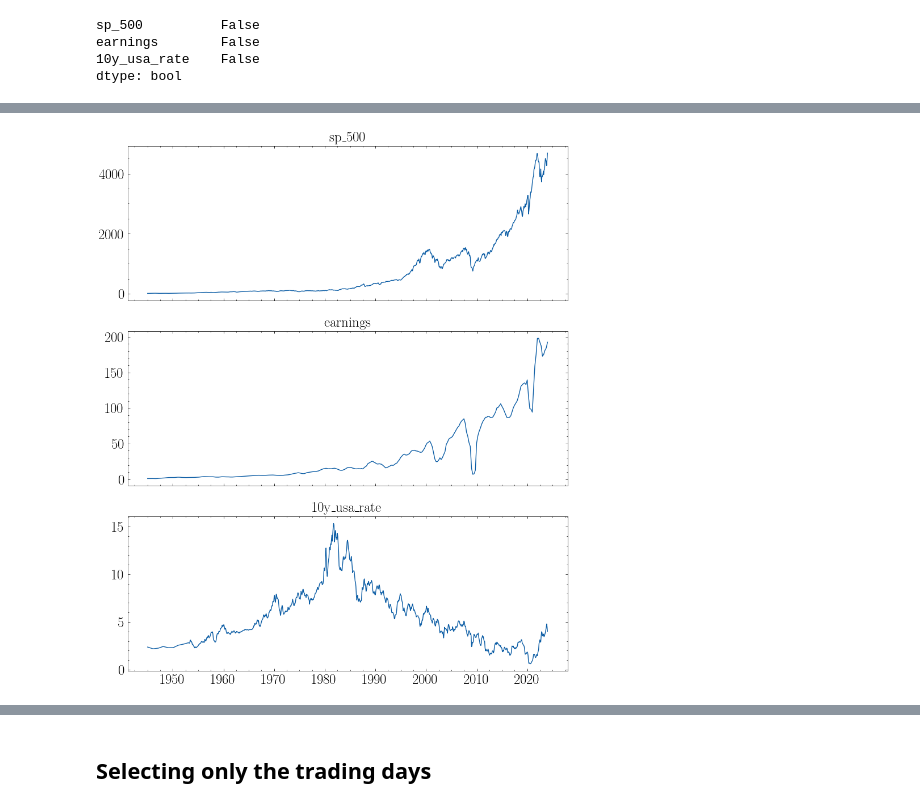
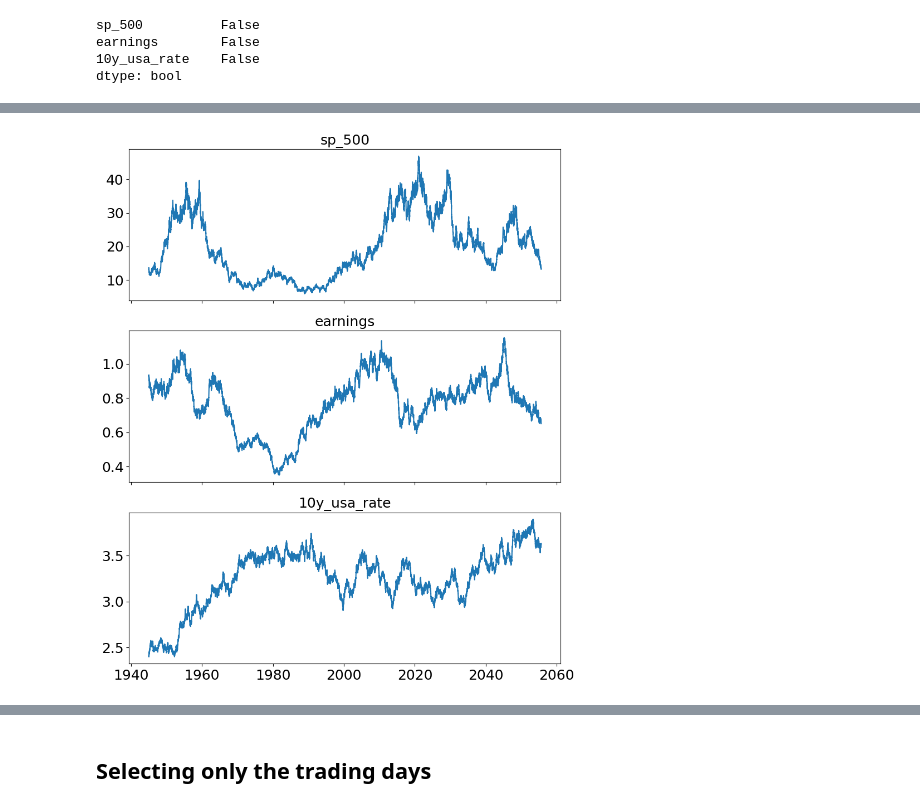
Before and after one commit to qaws211/stock-market-forecasting-thesis, a Jupyter notebook: Engle Granger/stock_market_forecasting_analysis.ipynb, the cells around one changed output, grey strips where cells are left out. Saved outputs shown, nothing was run; the diff lists cells and outputs as text; code cells hidden in the pictures.

```diff
--- a/Engle Granger/stock_market_forecasting_analysis.ipynb
+++ b/Engle Granger/stock_market_forecasting_analysis.ipynb
@@ -93,7 +100,0 @@ df_synthetic.head()
-# %%
-# File reading
-df=pd.read_excel('shiller_data.xlsx')
-
-# Setting Date as Index
-df.set_index('Date', inplace=True)
-df.head()
@@ -108,4 +100,0 @@ df.head()
-# %%
-#Dropping Dividends e CPI columns
-df=df.drop(['Dividends' ,'CPI'],axis=1)
-df.dropna()
@@ -127,5 +100,0 @@ df.dropna()
-# %%
-#Data selection (from 1945-01-31 onwards)
-first_date = '1944-12-31'
-df = df[df.index >= first_date]
-df.head()
@@ -140,2 +100,0 @@ df.head()
-# %%
-df.rename(columns={"S&P 500": "sp_500", "Earnings": "earnings","10Y Usa Rate": "10y_usa_rate"}, inplace=True)
@@ -161,20 +137,20 @@ df.describe()
 # %%
 # Plot of the time series in nominal value
-with plt.style.context('science'):
-    num_vars = len(df.columns)
-    fig, axes = plt.subplots(num_vars, 1, figsize=(10, 4 * num_vars), sharex=True)
 
-    for i, col in enumerate(df.columns):
-        axes[i].plot(df.index, df[col])
+num_vars = len(df.columns)
+fig, axes = plt.subplots(num_vars, 1, figsize=(10, 4 * num_vars), sharex=True)
 
-        # Imposta titolo e dimensione dei caratteri
-        axes[i].set_title(df[col].name, fontsize=18)
-        axes[i].tick_params(axis='both', labelsize=18)  # Dimensione dei caratteri degli assi
-        axes[i].grid(False)
-    #plt.savefig('grafici/serie_in_valore_nominale.svg', format='svg')
-    plt.show()
+for i, col in enumerate(df.columns):
+    axes[i].plot(df.index, df[col])
+
+    # Imposta titolo e dimensione dei caratteri
+    axes[i].set_title(df[col].name, fontsize=18)
+    axes[i].tick_params(axis='both', labelsize=18)  # Dimensione dei caratteri degli assi
+    axes[i].grid(False)
+#plt.savefig('grafici/serie_in_valore_nominale.svg', format='svg')
+plt.show()
 # %% [output]
-[figure, old version]
+[figure, new version]
 # %%
 # ADF test to check the stationarity of the time series in nominal value
 
```
Also changed, not shown: parts of 32 cells of this notebook.
